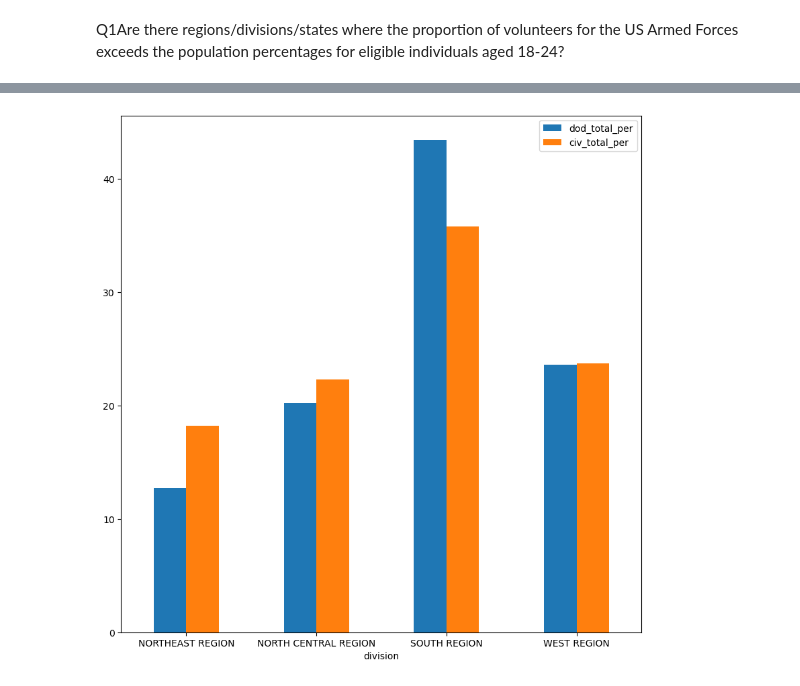
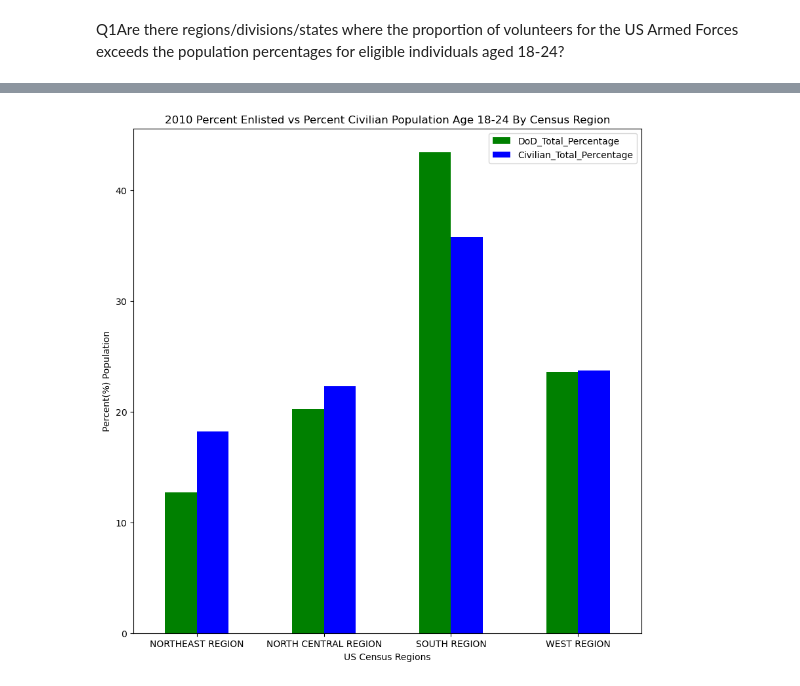
Before and after one commit to NSS-Full-Time-Data-Analytics-14/lightch, a Jupyter notebook: notebook/Accessions2010_20_gdppc.ipynb, the cells around one changed output, grey strips where cells are left out. Cells and saved outputs as stored; diff of their text form; code cells hidden in the pictures.

```diff
--- a/notebook/Accessions2010_20_gdppc.ipynb
+++ b/notebook/Accessions2010_20_gdppc.ipynb
@@ -9,7 +10,7 @@ import seaborn as sns
 # %% [markdown]
 READ IN FILE
 # %%
-df = pd.read_excel('../data/FY2010_20_Active_Component_Accessions_Non_PriorSvc_Census_Region.xlsx')
+df = pd.read_excel('../data/FY2010_20_Active_Component_Accessions_Non_PriorSvc_Census_Region_v1.xlsx')
 # %%
 df
 # %% [output]
@@ -68,4 +135,4 @@ Name: gdppc, Length: 151, dtype: float64
 # %%
-df.gdppc = df.gdppc.round()
+df.GDP_Per_Capita = df.GDP_Per_Capita.round()
 df.head(2)
 # %% [output]
@@ -135,16 +202,20 @@ df_region.loc[df_region['year'] == 2010]
 # %%
-df_region_10 = df_region.loc[df_region['year'] == 2010]
+df_region_10 = df_region.loc[df_region['Year'] == 2010]
 # %%
 #Compare dod_total_per with civ_total_per to see which is higher.
 #Plot dod_total_per with civ_total_per by year
 # %%
 #https://www.geeksforgeeks.org/how-to-plot-multiple-data-columns-in-a-dataframe/
-df_region_10 = pd.DataFrame(df_region_10, columns=['division', 'dod_total_per', 'civ_total_per'])
+#https://www.geeksforgeeks.org/how-to-change-the-color-of-a-single-bar-in-a-bar-plot/
+colors = ['green', 'blue']
+df_region_10 = pd.DataFrame(df_region_10, columns=['division', 'DoD_Total_Percentage', 'Civilian_Total_Percentage'])
 
-df_region_10.plot(x='division', y=['dod_total_per', 'civ_total_per'], kind = 'bar', figsize = (10,10))
-
+df_region_10.plot(x='division', y=['DoD_Total_Percentage', 'Civilian_Total_Percentage'], kind = 'bar', color = colors, figsize = (10,10))
+#plt.bar(color=colors)
 plt.xticks(rotation = 0)
-
+plt.xlabel('US Census Regions')
+plt.ylabel('Percent(%) Population')
+plt.title('2010 Percent Enlisted vs Percent Civilian Population Age 18-24 By Census Region')
 plt.show()
 # %% [output]
-[figure, old version]
+[figure, new version]
```
Also changed, not shown: parts of 38 cells of this notebook, 6 other files.
